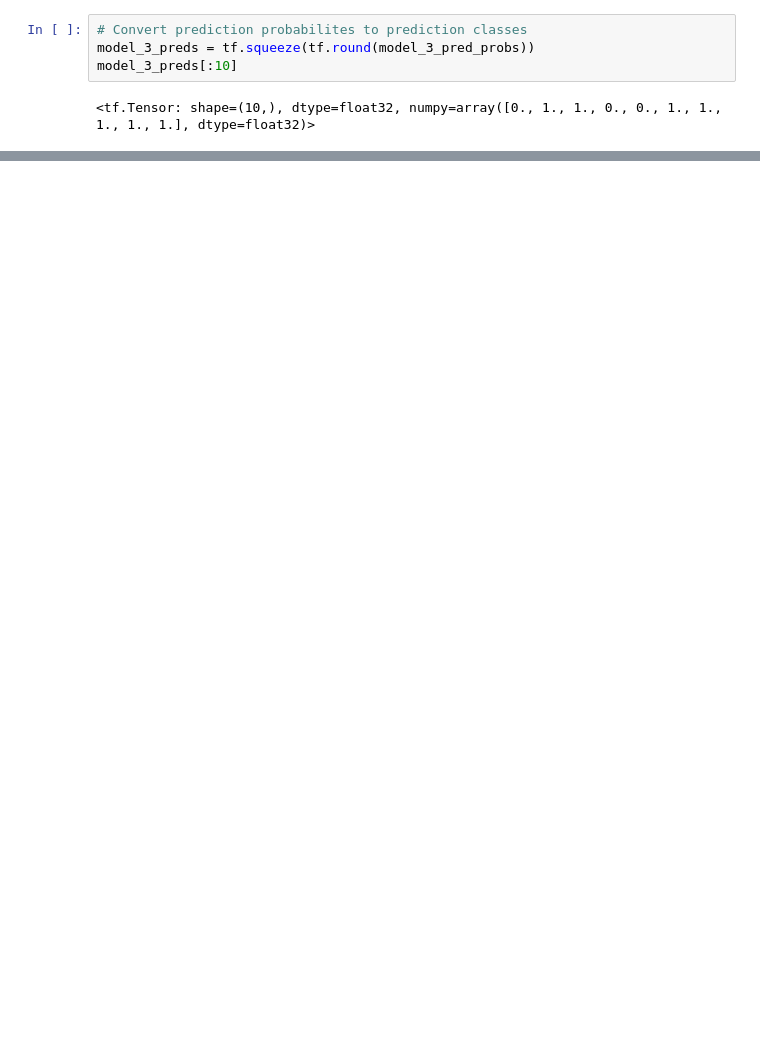
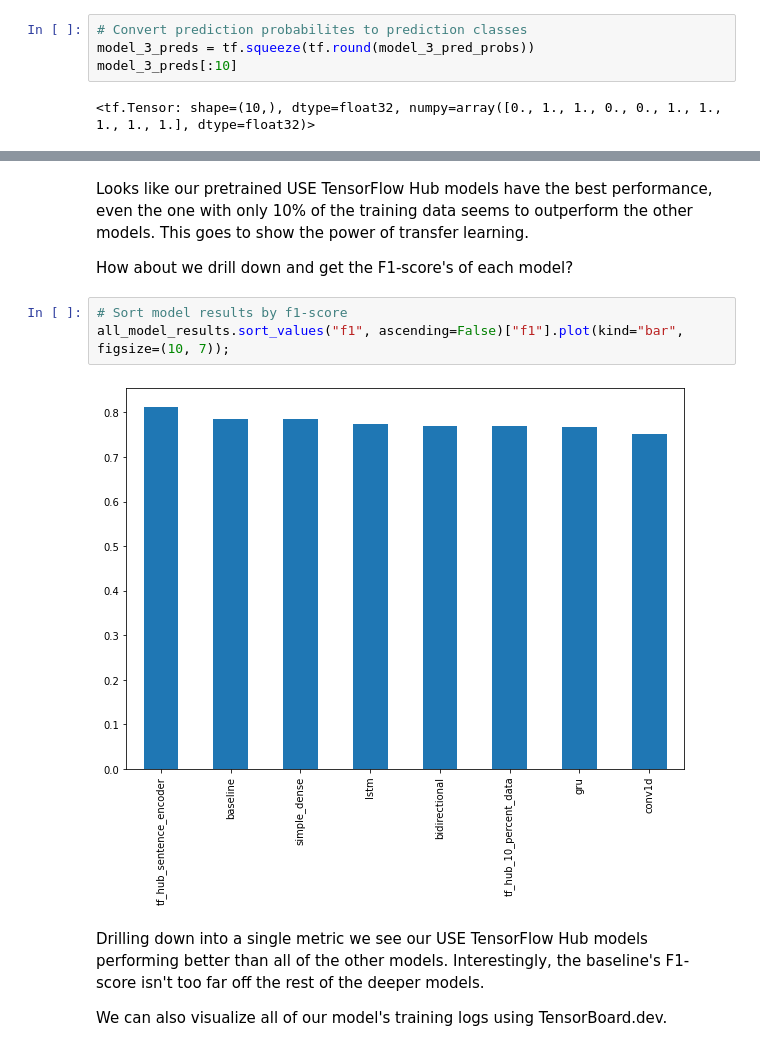
Before and after one commit to meghrajpardesi/Deep-learning-with-Tensorflow, a Jupyter notebook: 08_Introduction__nlp_in_tensorflow.ipynb, the cells around one changed output, grey strips where cells are left out. Cells and saved outputs as stored; diff of their text form; blank space fills up the shorter version.

```diff
--- a/08_Introduction__nlp_in_tensorflow.ipynb
+++ b/08_Introduction__nlp_in_tensorflow.ipynb
@@ -1197,0 +1824,13 @@ Baseline f1: 0.786219,New f1: 0.770699,DDifference :-0.02
+# %% [markdown]
+Looks like our pretrained USE TensorFlow Hub models have the best performance, even the one with only 10% of the training data seems to outperform the other models. This goes to show the power of transfer learning.
+
+How about we drill down and get the F1-score's of each model?
+# %%
+# Sort model results by f1-score
+all_model_results.sort_values("f1", ascending=False)["f1"].plot(kind="bar", figsize=(10, 7));
+# %% [output]
+[figure, added]
+# %% [markdown]
+Drilling down into a single metric we see our USE TensorFlow Hub models performing  better than all of the other models. Interestingly, the baseline's F1-score isn't too far off the rest of the deeper models.
+
+We can also visualize all of our model's training logs using TensorBoard.dev.
```
Also changed, not shown: parts of 132 cells of this notebook.
